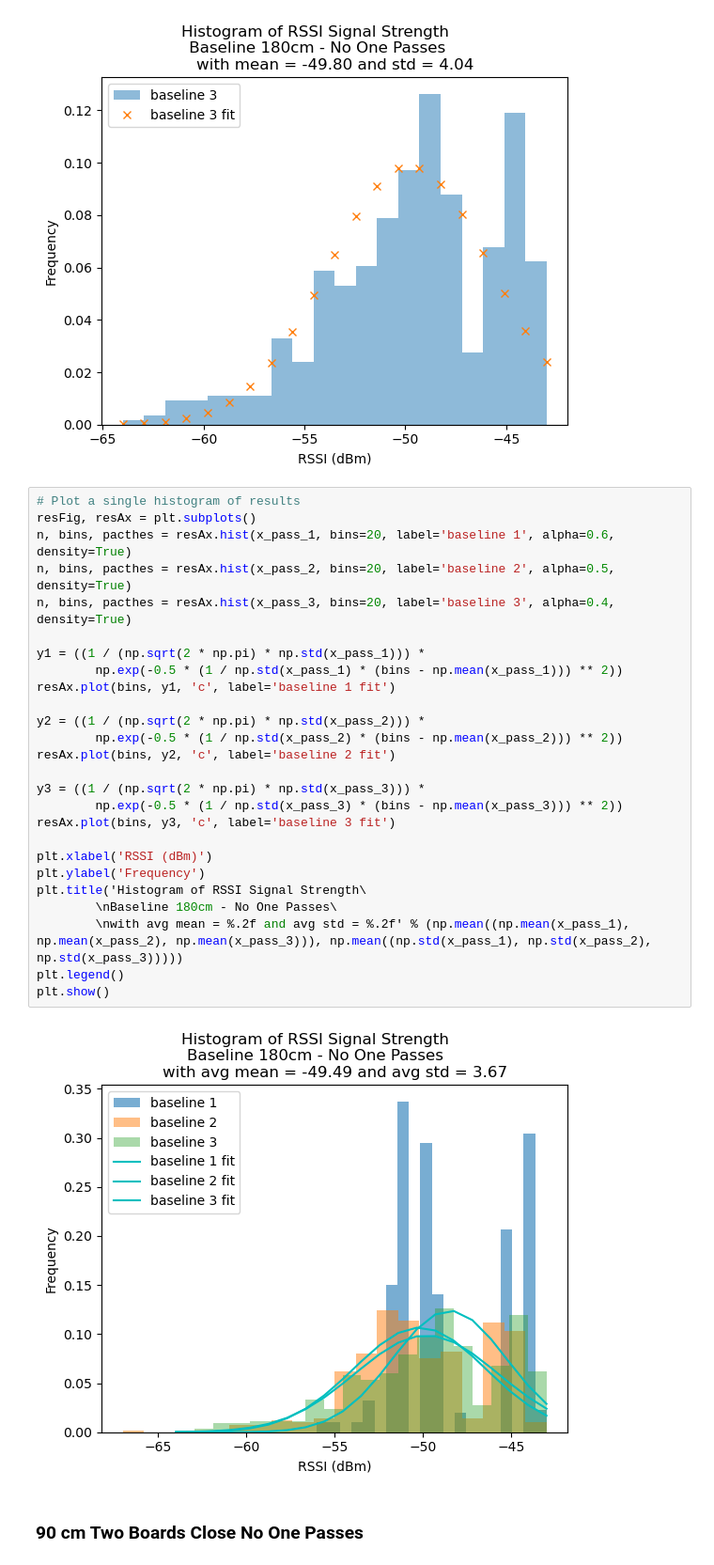
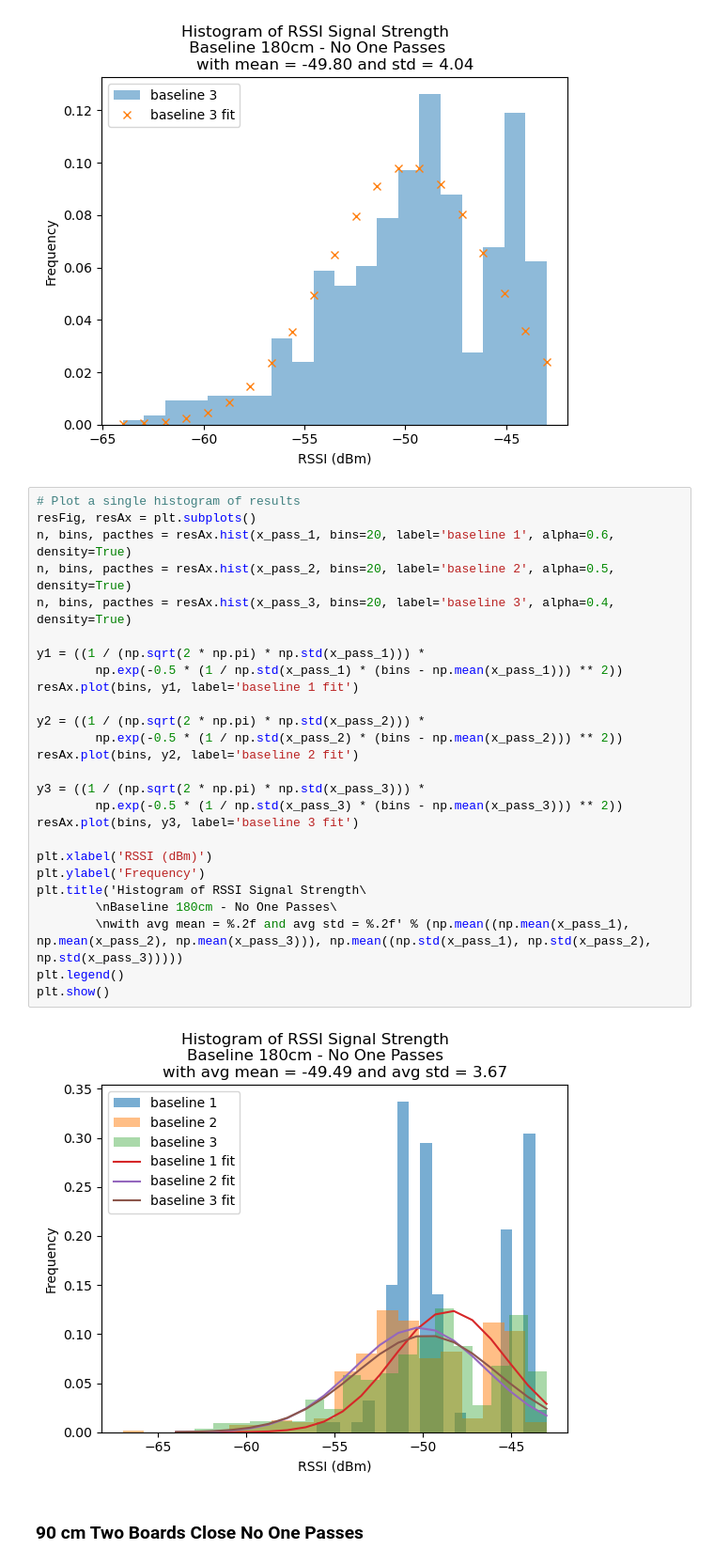
Before and after one commit to SuP3RM/Foot-Traffic, a Jupyter notebook: graphs.ipynb, the cells around one changed output. Shown at 94% size. Drawn from its saved outputs; the diff is of its cells as text.

```diff
--- a/graphs.ipynb
+++ b/graphs.ipynb
@@ -598,31 +598,31 @@ plt.show()
 # %%
 # Plot a single histogram of results
 resFig, resAx = plt.subplots()
 n, bins, pacthes = resAx.hist(x_pass_1, bins=20, label='baseline 1', alpha=0.6, density=True)
 n, bins, pacthes = resAx.hist(x_pass_2, bins=20, label='baseline 2', alpha=0.5, density=True)
 n, bins, pacthes = resAx.hist(x_pass_3, bins=20, label='baseline 3', alpha=0.4, density=True)
 
 y1 = ((1 / (np.sqrt(2 * np.pi) * np.std(x_pass_1))) *
         np.exp(-0.5 * (1 / np.std(x_pass_1) * (bins - np.mean(x_pass_1))) ** 2))
-resAx.plot(bins, y1, 'c', label='baseline 1 fit')
+resAx.plot(bins, y1, label='baseline 1 fit')
 
 y2 = ((1 / (np.sqrt(2 * np.pi) * np.std(x_pass_2))) *
         np.exp(-0.5 * (1 / np.std(x_pass_2) * (bins - np.mean(x_pass_2))) ** 2))
-resAx.plot(bins, y2, 'c', label='baseline 2 fit')
+resAx.plot(bins, y2, label='baseline 2 fit')
 
 y3 = ((1 / (np.sqrt(2 * np.pi) * np.std(x_pass_3))) *
         np.exp(-0.5 * (1 / np.std(x_pass_3) * (bins - np.mean(x_pass_3))) ** 2))
-resAx.plot(bins, y3, 'c', label='baseline 3 fit')
+resAx.plot(bins, y3, label='baseline 3 fit')
 
 plt.xlabel('RSSI (dBm)')
 plt.ylabel('Frequency')
 plt.title('Histogram of RSSI Signal Strength\
         \nBaseline 180cm - No One Passes\
         \nwith avg mean = %.2f and avg std = %.2f' % (np.mean((np.mean(x_pass_1), np.mean(x_pass_2), np.mean(x_pass_3))), np.mean((np.std(x_pass_1), np.std(x_pass_2), np.std(x_pass_3)))))
 plt.legend()
 plt.show()
 # %% [output]
-[figure, old version]
+[figure, new version]
 # %% [markdown]
 ### 90 cm Two Boards Close No One Passes
 # %%
```
Also changed, not shown: parts of 7 cells of this notebook.
